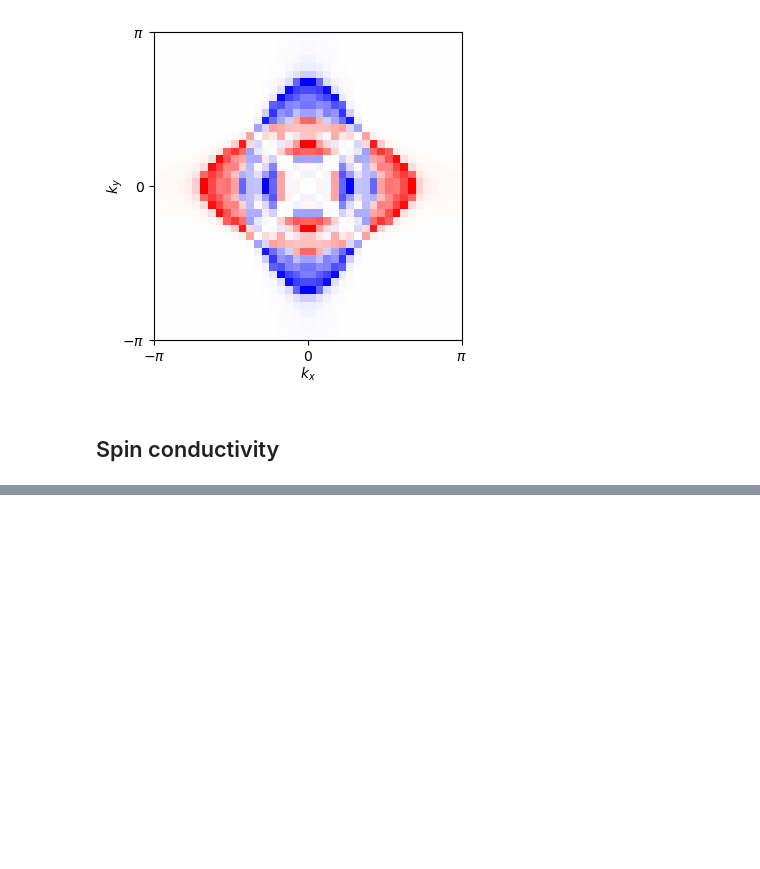
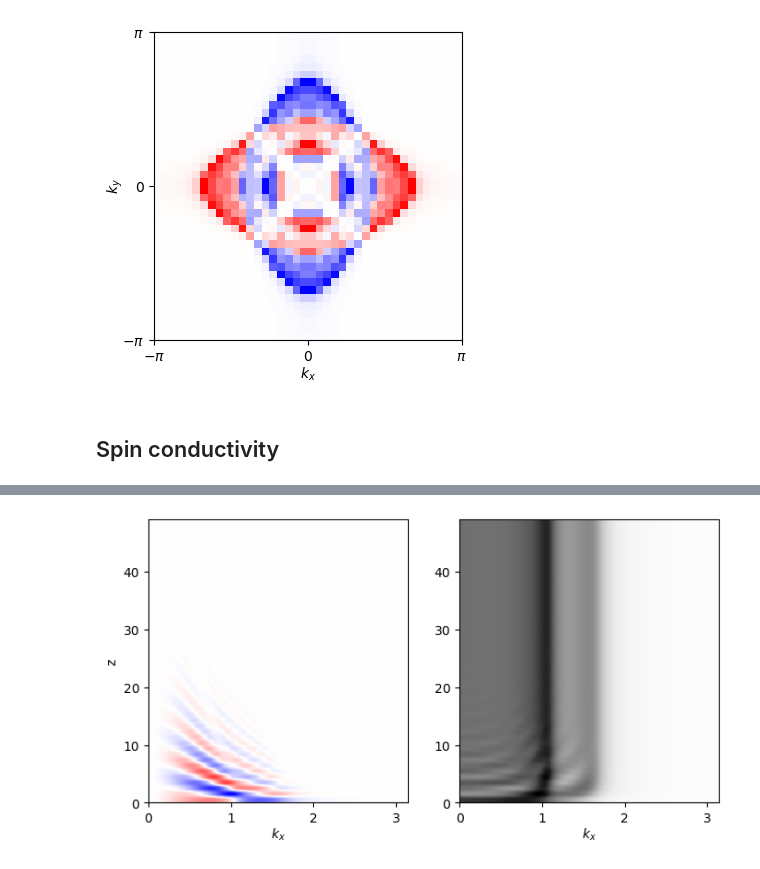
Before and after one commit to dpreuo/alter_surf, a Jupyter notebook: surface_2orbitals.ipynb, the cells around one changed output, grey strips where cells are left out. Cells and saved outputs as stored; diff of their text form; code cells hidden in the pictures; blank space fills up the shorter version.

Commit message:
added the DLKK Hamiltonian in 3D

```diff
--- a/surface_2orbitals.ipynb
+++ b/surface_2orbitals.ipynb
@@ -223,0 +235,46 @@ plt.plot(layers,spin_cond00,'o-')
+# %%
+Lq = 200 #number of k-points in each direction
+Hamiltonian_fct = H_2orb_3D
+paramS1 = dict(len_z=100,t1=1,t2=0.5,mu=-3,m=0.6,t3=0,tz=1,tzp=0,PBC=False,Q_z=pi)
+Gamma = 1.5e-1
+
+
+# Define the parameters for the Hamiltonian
+param = paramS1
+# Define the k-point grid
+kxs = np.linspace(0,pi,Lq)
+kys = np.zeros(Lq)
+#Diagonalize Hamiltonian
+es,psis = eigs_H(kxs,kys,Hamiltonian_fct,param)
+
+#compute spectral density
+layers = np.arange(0,param['len_z']//2,1,dtype=int)
+spin_spec_dens = []
+spec_dens = []
+for layer in layers:
+    proj_2layers = projector2layer(layer,len_z=param['len_z'])+projector2layer(layer+1,len_z=param['len_z'])
+    coloring_operator = np.kron(proj_2layers,Spin_operator) #projected spin_operator
+
+    #compute spin spectral density
+    Os = exp_value_O(coloring_operator,psis) #.shape=(n,y,x)
+    spin_spec_dens.append(np.sum(Os*Gamma/(es**2+Gamma**2),axis=0)/param['len_z'])
+
+    #computespectral density
+    Os = exp_value_O(np.kron(proj_2layers,np.ones(4)),psis) #.shape=(n,y,x)
+    spec_dens.append(np.sum(Os*Gamma/(es**2+Gamma**2),axis=0)/param['len_z'])
+
+spin_spec_dens = np.array(spin_spec_dens)
+spec_dens = np.array(spec_dens)
+# %%
+fig,[ax1,ax2] = plt.subplots(1,2,figsize=(8,4))
+
+
+ax1.set_xlabel('$k_x$',labelpad=1)
+ax2.set_xlabel('$k_x$',labelpad=1)
+ax1.set_ylabel('z')
+
+vmax = np.abs(spin_spec_dens).max()
+im1 = ax1.imshow(spin_spec_dens,extent=(0,pi,0,layers[-1]),origin='lower',cmap='bwr',vmin=-vmax,vmax=vmax,aspect='auto')
+im2 = ax2.imshow(spec_dens,extent=(0,pi,0,layers[-1]),origin='lower',cmap='Greys',vmin=0,vmax=spec_dens.max(),aspect='auto')
+# %% [output]
+[figure, added]
```
Also changed, not shown: parts of 9 cells of this notebook, 3 other files.
